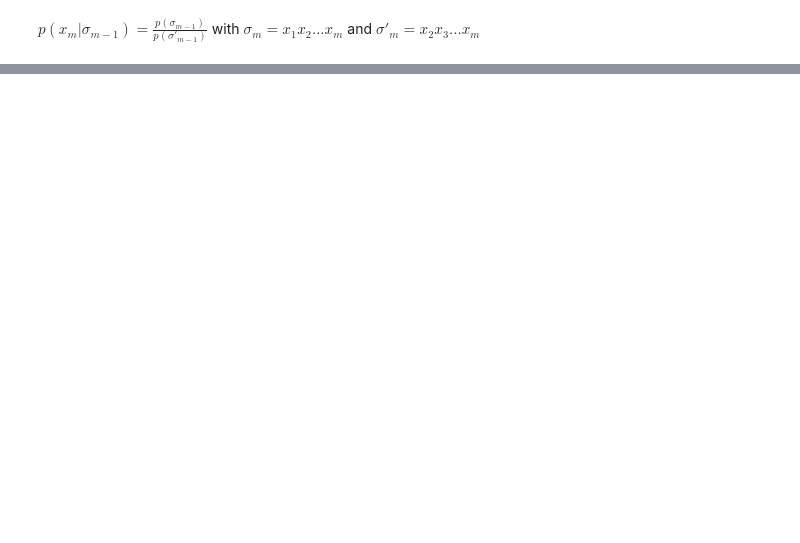
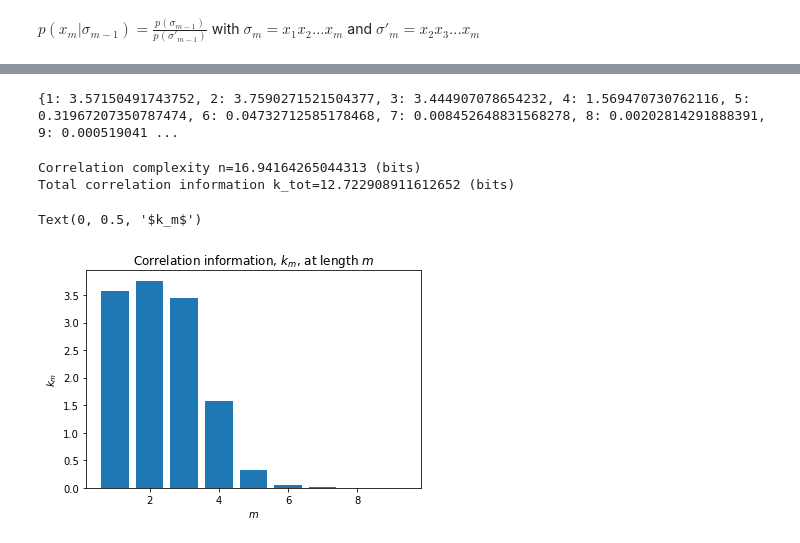
Before and after one commit to klaudiamur/Informationtheoreticanalysis, a Jupyter notebook: correlation complexity.ipynb, the cells around one changed output, grey strips where cells are left out. Drawn from its saved outputs; the diff is of its cells as text; code cells hidden in the pictures; blank space fills up the shorter version.

Commit message:
Calculating correlation complexity
Co-Authored-By: klaudiamur <klaudiamur@users.noreply.github.com>

```diff
--- a/correlation complexity.ipynb
+++ b/correlation complexity.ipynb
@@ -74,0 +55,59 @@ for i in range(1, sequence_length):
+# %%
+def calculate_correlation_information(m):
+    k = 0
+
+    if m == 1:
+        frequencies_loaded[1].normalize()
+        n_unique = len(unique_symbols)
+
+        for key, value in frequencies_loaded[m].getnonzero():
+            k += value * np.log2(value * n_unique)
+        return k
+
+    for i in frequencies_loaded.keys():
+        frequencies_loaded[i].normalize()
+
+    for key, value in frequencies_loaded[m].getnonzero():
+        sequence_1m  = key
+        sequence_1m1 = key[:-1]
+        sequence_2m1 = key[1:-1]
+        sequence_2m  = key[1:]
+
+        p_1m  = frequencies_loaded[m][sequence_1m]
+        p_1m1 = frequencies_loaded[m-1][sequence_1m1]
+        p_2m1 = frequencies_loaded[m-2][sequence_2m1] if m > 2 else 1
+        p_2m  = frequencies_loaded[m-1][sequence_2m]
+
+        a = p_1m * np.log2(p_1m * p_2m1 / p_1m1 / p_2m)
+        k += a
+    return k
+
+ks = {}
+for m in range(1, 10):
+    ks[m] = calculate_correlation_information(m)
+
+print(ks)
+# %% [output]
+{1: 3.57150491743752, 2: 3.7590271521504377, 3: 3.444907078654232, 4: 1.569470730762116, 5: 0.31967207350787474, 6: 0.04732712585178468, 7: 0.008452648831568278, 8: 0.00202814291888391, 9: 0.000519041 ...
+# %%
+def correlation_complexity(correlation_information_dict):
+    n = 0
+    for m, km in correlation_information_dict.items():
+        n += (m-1) * km
+    return n
+
+n = correlation_complexity(ks)
+k_tot = sum([x for x in ks.values()])
+print(f'Correlation complexity n={n} (bits)')
+print(f'Total correlation information k_tot={k_tot} (bits)')
+# %% [output]
+Correlation complexity n=16.94164265044313 (bits)
+Total correlation information k_tot=12.722908911612652 (bits)
+# %%
+bar(ks.keys(), ks.values())
+title('Correlation information, $k_m$, at length $m$')
+xlabel('$m$')
+ylabel('$k_m$')
+# %% [output]
+Text(0, 0.5, '$k_m$')
+[figure, added]
```
Also changed, not shown: parts of 4 cells of this notebook.
